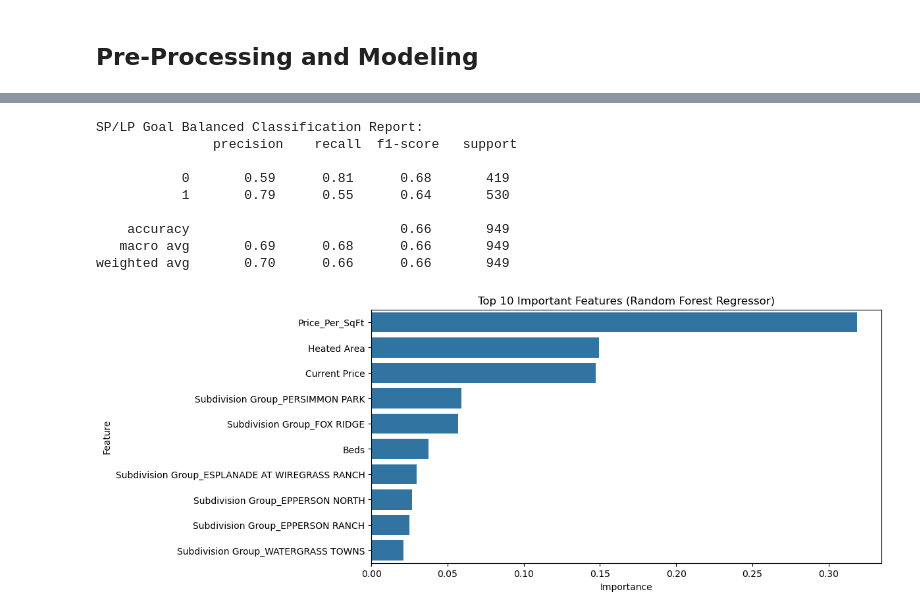
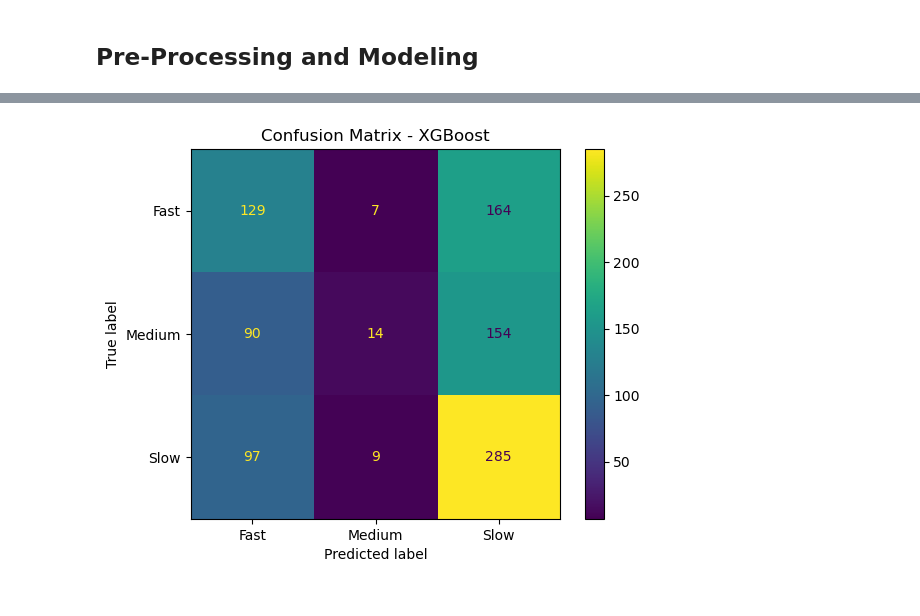
Before and after one commit to OmniaBekheet/Optimal-Pricing-Strategy-for-Quick-Sales---Capstone-3, a Jupyter notebook: Optimal Pricing Strategy for Quick Sales/Optimal Pricing Strategy for Quick Sales.ipynb, the cells around one changed output, grey strips where cells are left out. Cells and saved outputs as stored; diff of their text form; code cells hidden in the pictures.

```diff
--- a/Optimal Pricing Strategy for Quick Sales/Optimal Pricing Strategy for Quick Sales.ipynb
+++ b/Optimal Pricing Strategy for Quick Sales/Optimal Pricing Strategy for Quick Sales.ipynb
@@ -1151,7 +1150,7 @@ class_lgbm = Pipeline(steps=[('preprocessor', preprocessor), ('classifier', LGBM
 # Hyperparameter grids
 param_grid_rf = {'regressor__n_estimators': [100, 200, 300], 'regressor__max_depth': [5, 10, 15], 'regressor__min_samples_split': [2, 5, 10]}
 param_grid_gb = {'classifier__n_estimators': [50, 100, 150], 'classifier__learning_rate': [0.01, 0.1], 'classifier__max_depth': [5, 10]}
-param_grid_xgb = {'classifier__n_estimators': [50, 100, 150], 'classifier__learning_rate': [0.01, 0.1, 0.2], 'classifier__max_depth': [3, 5, 7]}
+param_grid_xgb = {'classifier__n_estimators': [50, 100], 'classifier__learning_rate': [0.01, 0.1, 0.2], 'classifier__max_depth': [3, 5, 7]}
 param_grid_lgbm = {'classifier__n_estimators': [50, 100], 'classifier__max_depth': [5, 10], 'classifier__learning_rate': [0.01, 0.1]}
 # %%
 # Model tuning
@@ -1169,5 +1198,4 @@ Best params for Gradient Boosting classifier: {'classifier__n_estimators': 150,
 # %%
-class_search_xgb = RandomizedSearchCV(class_xgb, param_distributions=param_grid_xgb, n_iter=8, scoring='accuracy', cv=3, random_state=42)
-class_search_xgb.fit(X_train_speed, y_train_speed)
-print(f"Best params for XGBoost classifier: {class_search_xgb.best_params_}")
+class_search_xgb = RandomizedSearchCV(class_xgb, param_distributions=param_grid_xgb, n_iter=10, scoring='accuracy', cv=3, random_state=42)
+class_search_xgb.fit(X_train, y_train)
 # %% [output]
@@ -1273,35 +1288,6 @@ weighted avg       0.37      0.42      0.33       949
 # %%
-# SP/LP Goal Balanced
-print('SP/LP Goal Balanced Classification Report:\n', classification_report(y_test_sp_lp, y_pred_balanced))
+ConfusionMatrixDisplay.from_estimator(class_search_xgb.best_estimator_, X_test, y_test, display_labels=['Fast', 'Medium', 'Slow'])
+plt.title('Confusion Matrix - XGBoost')
+plt.show()
 # %% [output]
-SP/LP Goal Balanced Classification Report:
-               precision    recall  f1-score   support
-
-           0       0.59      0.81      0.68       419
-           1       0.79      0.55      0.64       530
-
-    accuracy                           0.66       949
-   macro avg       0.69      0.68      0.66       949
-weighted avg       0.70      0.66      0.66       949
+[figure, added]
-# %%
-# Visualization
-
-preprocessor_fitted = reg_search.best_estimator_.named_steps['preprocessor']
-num_features = ['Heated Area', 'Beds', 'Full Baths', 'Current Price', 'Price_Per_SqFt']
-cat_features = preprocessor_fitted.named_transformers_['cat'].get_feature_names_out(['Subdivision Group'])
-
-all_feature_names = np.concatenate([num_features, cat_features])
-
-
-
-feature_importance = pd.DataFrame({
-    'Feature': all_feature_names,
-    'Importance': reg_search.best_estimator_.named_steps['regressor'].feature_importances_
-}).sort_values(by='Importance', ascending=False)
-
-plt.figure(figsize=(10, 5))
-sns.barplot(x='Importance', y='Feature', data=feature_importance.head(10))
-plt.title('Top 10 Important Features (Random Forest Regressor)')
-plt.show()
-# %% [output]
-[figure, removed]
```
Also changed, not shown: parts of 24 cells of this notebook.
